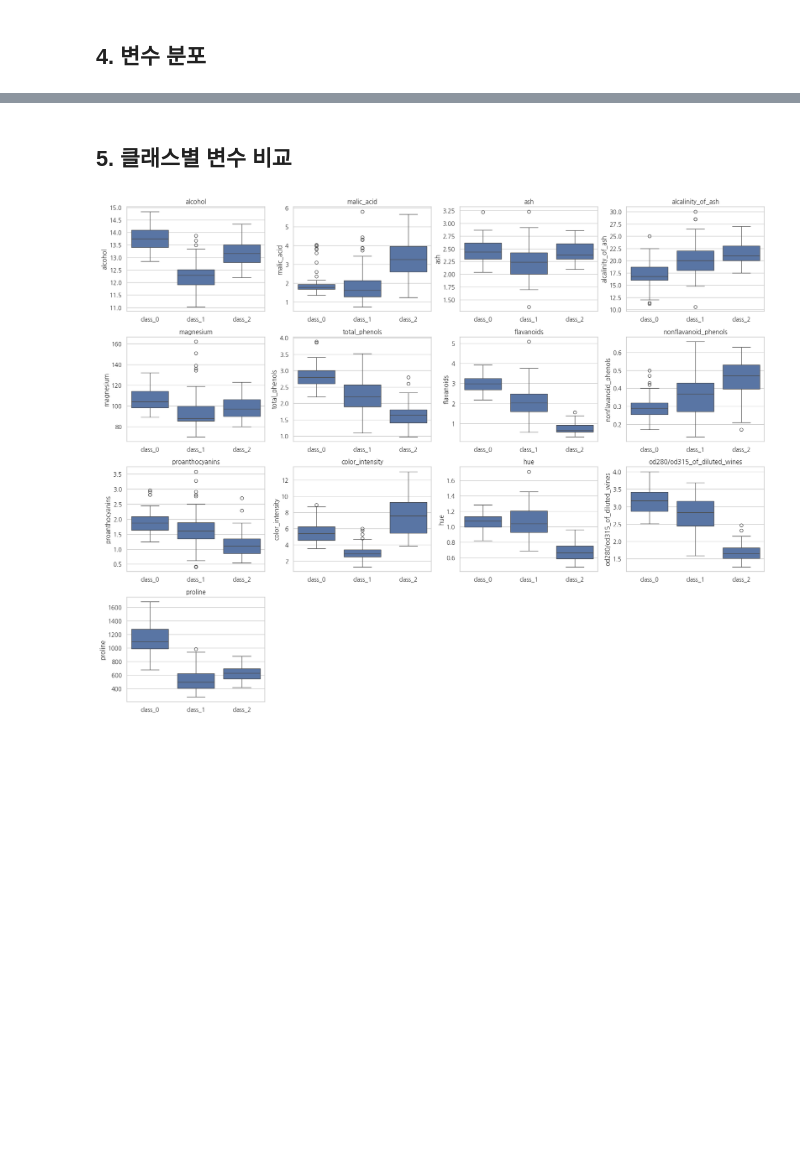
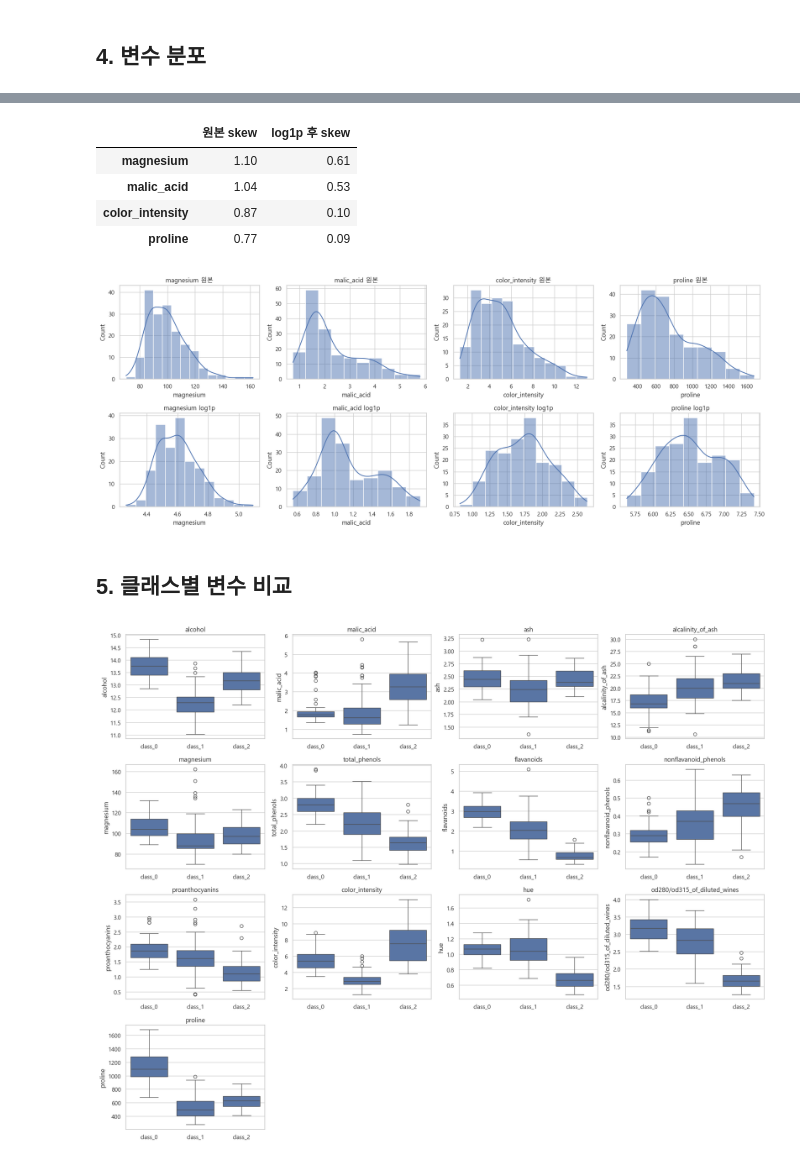
Before and after one commit to A-I-eXplorers/LeeDoyeon, a Jupyter notebook: Data_Preprocessing/03.Wine.ipynb, the cells around one changed output, grey strips where cells are left out. Saved outputs shown, nothing was run; the diff lists cells and outputs as text; code cells hidden in the pictures; blank space fills up the shorter version.

```diff
--- a/Data_Preprocessing/03.Wine.ipynb
+++ b/Data_Preprocessing/03.Wine.ipynb
@@ -231,4 +255,33 @@ df[features].skew().sort_values(key=abs, ascending=False)
 dtype: float64
+# %%
+# 로그 변환 효과 확인 (피드백 반영)
+# 왜도 절댓값 상위 4개 feature 에 log1p 적용 => 전후 왜도 비교 (wine 의 feature 는 모두 0 이상이라 log1p 사용 가능)
+skew_top = df[features].skew().abs().sort_values(ascending=False).head(4).index
+
+skew_cmp = pd.DataFrame({
+    '원본 skew': df[skew_top].skew(),
+    'log1p 후 skew': np.log1p(df[skew_top]).skew()
+}).round(2)
+display(skew_cmp)
+
+fig, axes = plt.subplots(2, 4, figsize=(18, 7))
+for j, col in enumerate(skew_top):
+    sns.histplot(df[col], kde=True, ax=axes[0, j]); axes[0, j].set_title(f'{col} 원본')
+    sns.histplot(np.log1p(df[col]), kde=True, ax=axes[1, j]); axes[1, j].set_title(f'{col} log1p')
+plt.tight_layout()
+plt.show()
+
+# 위쪽 원본 / 아래쪽 log1p 적용 후 분포 비교
+# 상위 4개 모두 왜도가 줄어듦 (color_intensity 0.87 => 0.10, proline 0.77 => 0.09 로 거의 대칭)
+# 다만 원래 왜도가 1 안팎으로 아주 크지 않아서 변환이 필수는 아님
+# 이미 대칭인 변수에 적용하면 오히려 반대로 치우칠 수 있으므로 왜도 큰 변수에만 선택적으로 적용
+# %% [output]
+|  | 원본 skew | log1p 후 skew |
+| magnesium | 1.10 | 0.61 |
+| malic_acid | 1.04 | 0.53 |
+| color_intensity | 0.87 | 0.10 |
+| proline | 0.77 | 0.09 |
+[figure, added]
 # %% [markdown]
 ## 5. 클래스별 변수 비교
 # %%
```
Also changed, not shown: parts of 11 cells of this notebook, 3 other files.
